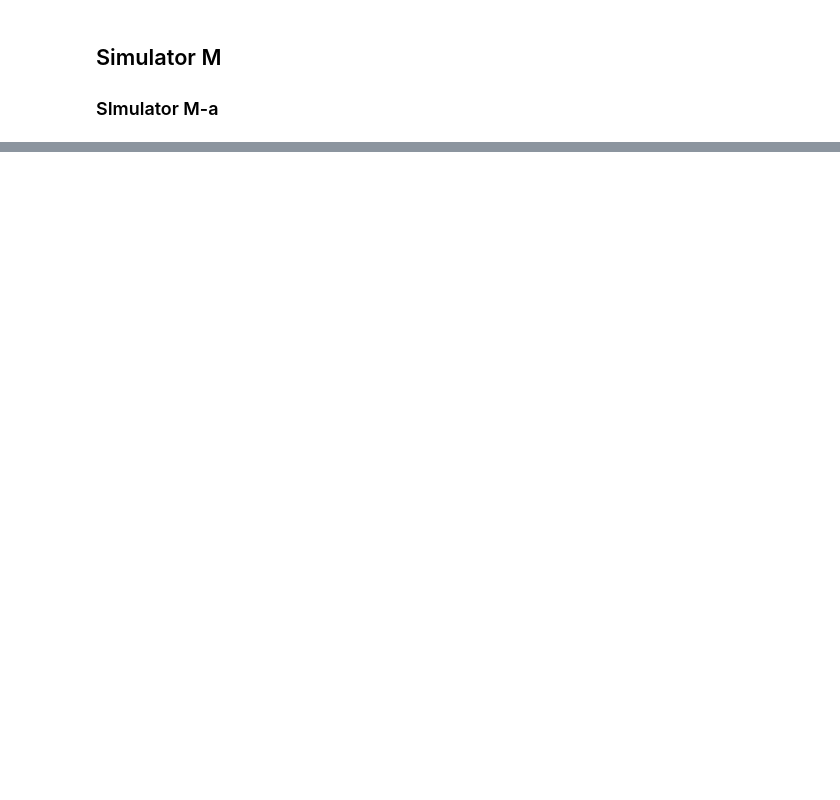
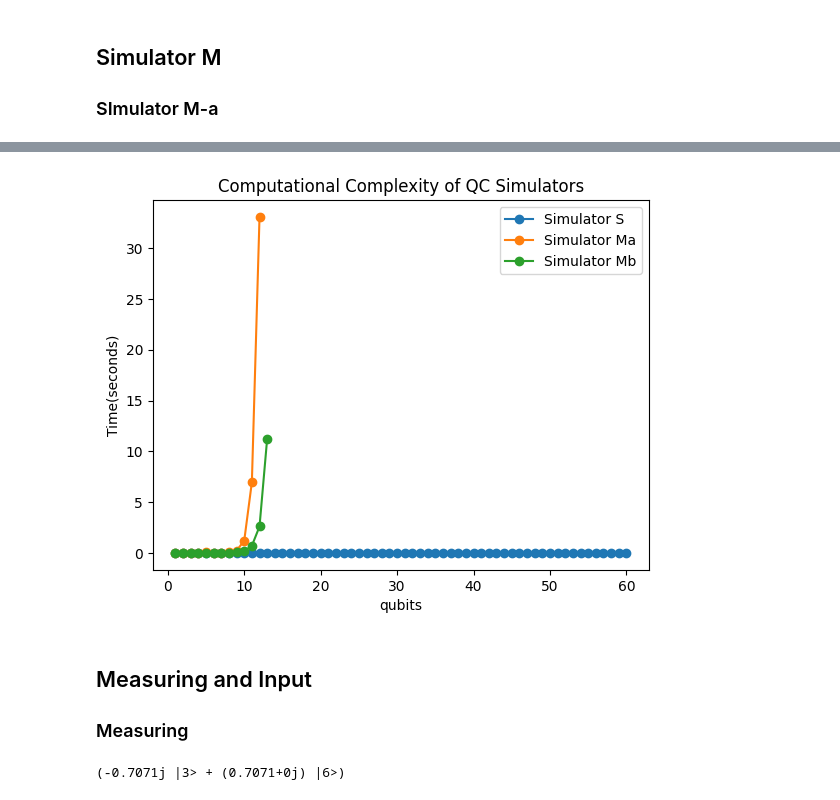
Before and after one commit to Sid-Rau/phys446, a Jupyter notebook: Quantum Computing/Quantum Computing.ipynb, the cells around one changed output, grey strips where cells are left out. Drawn from its saved outputs; the diff is of its cells as text; code cells hidden in the pictures; blank space fills up the shorter version.

```diff
--- a/Quantum Computing/Quantum Computing.ipynb
+++ b/Quantum Computing/Quantum Computing.ipynb
@@ -218,0 +267,11 @@ print(CNOTArray(0,1,3) @state)
+# %%
+def RunCircuitMb(numWires, circuitList):
+    state = np.array([[1] + [0]*(2**numWires - 1)], dtype=complex).T
+    for element in circuitList:
+        if element[0]=='H':
+            state = HadamardArray(int(element[1]),numWires) @ state
+        elif element[0]=='P':
+            state = PhaseArray(int(element[1]),float(element[2]),numWires) @ state
+        elif element[0]=='CNOT':
+            state = CNOTArray(int(element[1]),int(element[2]),numWires) @ state
+    return VecToDirac(state.flatten())
@@ -218,0 +341,6 @@ print(CNOTArray(0,1,3) @state)
+# %%
+circuits = [genRandCircuit(x) for x in range(1, 61)]
+S_times = np.zeros(60)
+for numWires in range(1, 61):
+    S_times[numWires - 1] = timeit.timeit(lambda numWires=numWires: RunCircuitS(numWires, circuits[numWires - 1]), number=1)
+    print("Simulator S qubits completed: ", numWires)
@@ -218,0 +365,5 @@ print(CNOTArray(0,1,3) @state)
+# %%
+Ma_times = np.zeros(12)
+for numWires in range(1,13):
+    Ma_times[numWires-1] = timeit.timeit(lambda: RunCircuitMa(numWires, circuits[numWires-1]), number=1)
+    print("Simulator M-a qubits completed: ",numWires)
@@ -218,0 +383,5 @@ print(CNOTArray(0,1,3) @state)
+# %%
+Mb_times = np.zeros(13)
+for numWires in range(1,14):
+    Mb_times[numWires-1] = timeit.timeit(lambda: RunCircuitMb(numWires, circuits[numWires-1]), number=1)
+    print("Simulator M-b qubits completed: ",numWires)
@@ -218,0 +402,28 @@ print(CNOTArray(0,1,3) @state)
+# %%
+plt.plot(range(1,61),S_times,label="Simulator S",marker='o')
+plt.plot(range(1,13),Ma_times,label="Simulator Ma",marker='o')
+plt.plot(range(1,14),Mb_times[:13],label="Simulator Mb",marker='o')
+plt.xlabel("qubits")
+plt.ylabel("Time(seconds)")
+plt.title("Computational Complexity of QC Simulators")
+plt.legend()
+plt.savefig('Computational Complexity Plot')
+plt.show()
+# %% [output]
+[figure, added]
+# %% [markdown]
+## Measuring and Input
+### Measuring
+# %%
+def FileToState(filename):
+    myInput_lines = open(filename).read()
+    myInput=[]
+    myInput_lines=myInput_lines.split('\n')
+    myInput_lines = [ i for i in myInput_lines if i!='']
+    for line in myInput_lines:
+        myInput.append(line.split())
+    myInput = [float(real) + float(imag)*1j for real,imag in myInput]
+    return VecToDirac(myInput)
+PrettyPrintInteger(FileToState("filetostatetest.txt"))
+# %% [output]
+(-0.7071j |3> + (0.7071+0j) |6>)
```
Also changed, not shown: parts of 50 cells of this notebook, 18 other files.
